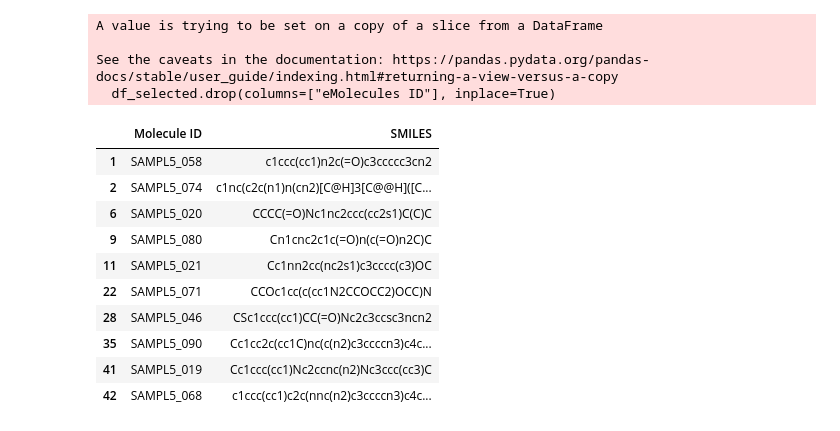
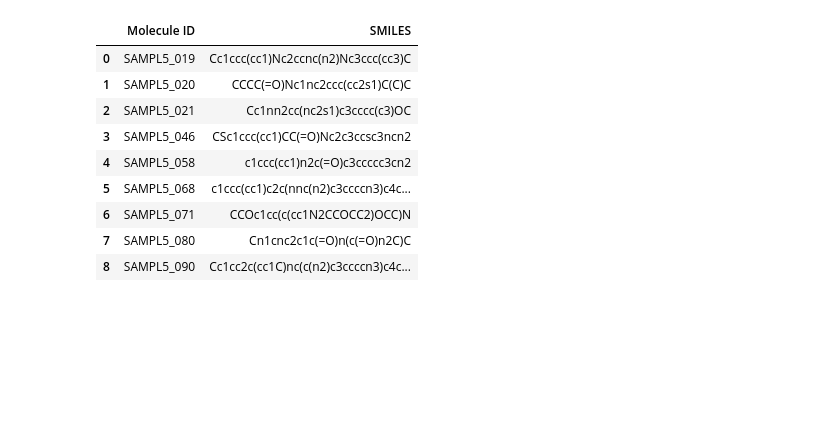
Before and after one commit to michellab/EMLE_LJ_SI, a Jupyter notebook: datasets/SAMPL5/process_sampl5_final.ipynb, the cells around one changed output. Drawn from its saved outputs; the diff is of its cells as text; code cells hidden in the pictures; blank space fills up the shorter version.

Commit message:
Update SAMPL5 dataset

```diff
--- a/datasets/SAMPL5/process_sampl5_final.ipynb
+++ b/datasets/SAMPL5/process_sampl5_final.ipynb
@@ -6,38 +6,32 @@ from rdkit.Chem.Draw import rdMolDraw2D
 # %%
 df = pd.read_csv("SAMPL5.csv")
 
 mols_to_select = [
     "SAMPL5_019",
     "SAMPL5_020",
     "SAMPL5_021",
     "SAMPL5_046",
     "SAMPL5_058",
     "SAMPL5_068",
     "SAMPL5_071",
-    "SAMPL5_074",
     "SAMPL5_080",
     "SAMPL5_090",
 ]
-df_selected = df[df["Molecule ID"].isin(mols_to_select)]
+df_selected = pd.DataFrame({"Molecule ID": mols_to_select}).merge(df, on="Molecule ID", how="left")
 df_selected.drop(columns=["eMolecules ID"], inplace=True)
 df_selected.to_csv("SAMPL5_selected.csv", index=False)
 df_selected
 # %% [output]
-A value is trying to be set on a copy of a slice from a DataFrame
-
-See the caveats in the documentation: https://pandas.pydata.org/pandas-docs/stable/user_guide/indexing.html#returning-a-view-versus-a-copy
-  df_selected.drop(columns=["eMolecules ID"], inplace=True)
 |  | Molecule ID | SMILES |
-| 1 | SAMPL5_058 | c1ccc(cc1)n2c(=O)c3ccccc3cn2 |
-| 2 | SAMPL5_074 | c1nc(c2c(n1)n(cn2)[C@H]3[C@@H]([C... |
-| 6 | SAMPL5_020 | CCCC(=O)Nc1nc2ccc(cc2s1)C(C)C |
-| 9 | SAMPL5_080 | Cn1cnc2c1c(=O)n(c(=O)n2C)C |
-| 11 | SAMPL5_021 | Cc1nn2cc(nc2s1)c3cccc(c3)OC |
-| 22 | SAMPL5_071 | CCOc1cc(c(cc1N2CCOCC2)OCC)N |
-| 28 | SAMPL5_046 | CSc1ccc(cc1)CC(=O)Nc2c3ccsc3ncn2 |
-| 35 | SAMPL5_090 | Cc1cc2c(cc1C)nc(c(n2)c3ccccn3)c4c... |
-| 41 | SAMPL5_019 | Cc1ccc(cc1)Nc2ccnc(n2)Nc3ccc(cc3)C |
-| 42 | SAMPL5_068 | c1ccc(cc1)c2c(nnc(n2)c3ccccn3)c4c... |
+| 0 | SAMPL5_019 | Cc1ccc(cc1)Nc2ccnc(n2)Nc3ccc(cc3)C |
+| 1 | SAMPL5_020 | CCCC(=O)Nc1nc2ccc(cc2s1)C(C)C |
+| 2 | SAMPL5_021 | Cc1nn2cc(nc2s1)c3cccc(c3)OC |
+| 3 | SAMPL5_046 | CSc1ccc(cc1)CC(=O)Nc2c3ccsc3ncn2 |
+| 4 | SAMPL5_058 | c1ccc(cc1)n2c(=O)c3ccccc3cn2 |
+| 5 | SAMPL5_068 | c1ccc(cc1)c2c(nnc(n2)c3ccccn3)c4c... |
+| 6 | SAMPL5_071 | CCOc1cc(c(cc1N2CCOCC2)OCC)N |
+| 7 | SAMPL5_080 | Cn1cnc2c1c(=O)n(c(=O)n2C)C |
+| 8 | SAMPL5_090 | Cc1cc2c(cc1C)nc(c(n2)c3ccccn3)c4c... |
 # %%
 smiles_list = df_selected["SMILES"].tolist()
 names_list = df_selected["Molecule ID"].tolist()
```
Also changed, not shown: 4 other files.
